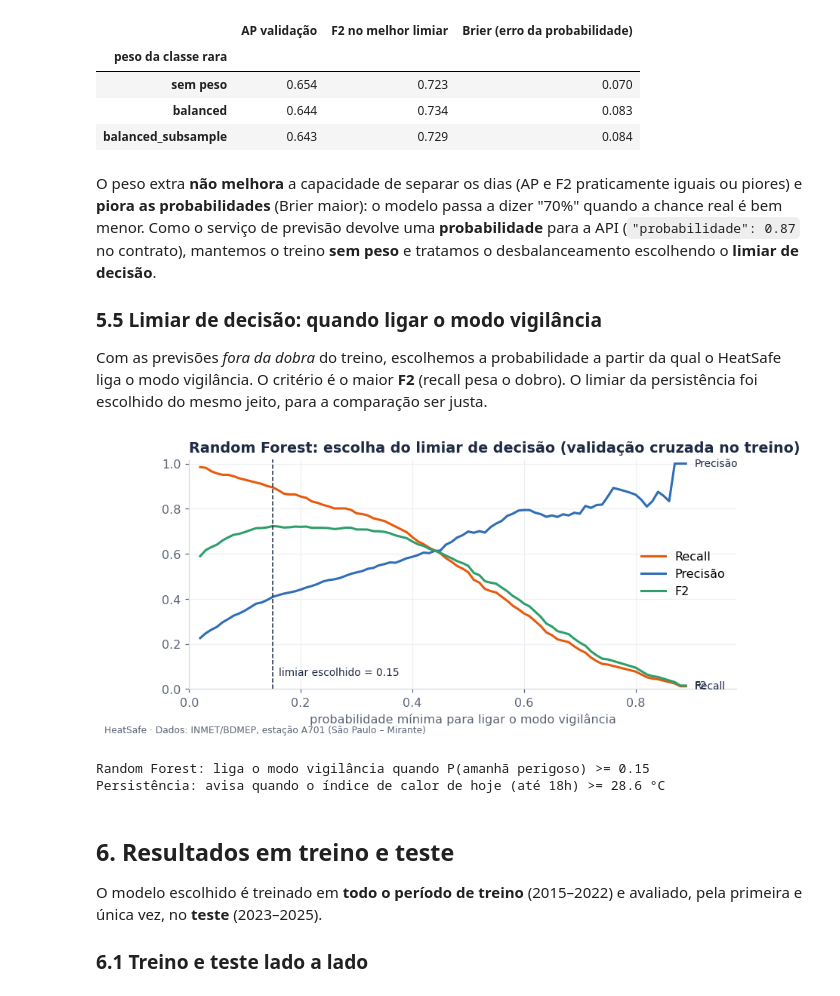
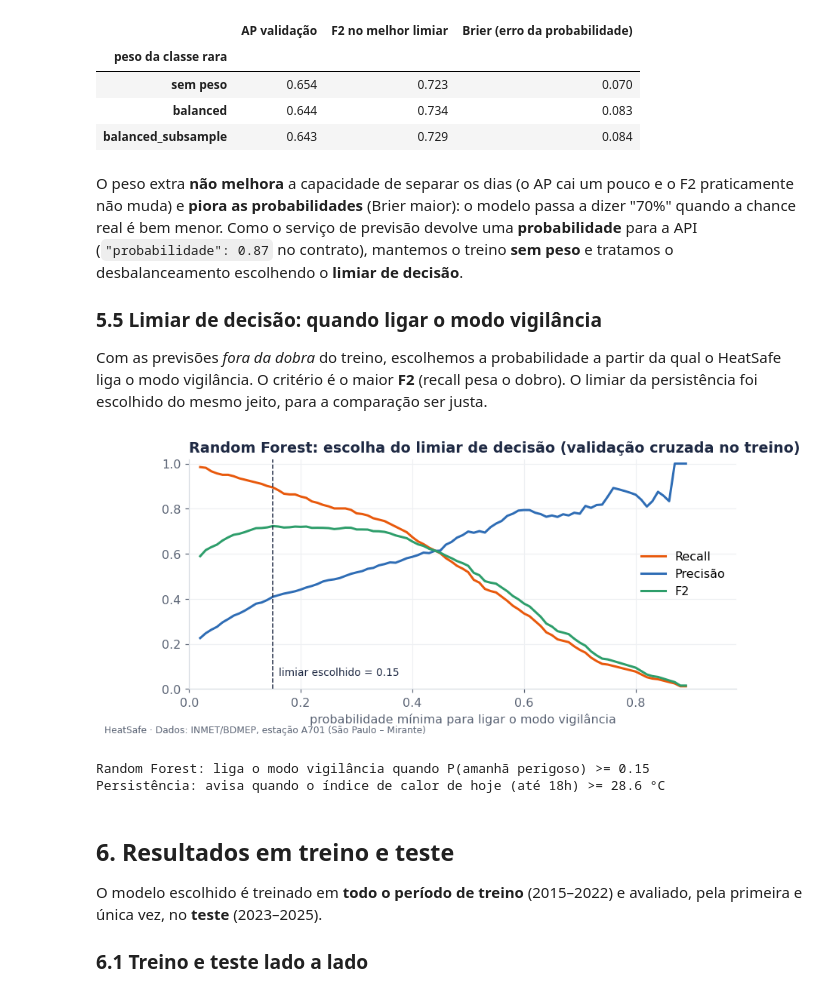
Before and after one commit to 3ESPG/2GS_IA_ML, a Jupyter notebook: ml/heatsafe_previsao_dia_perigoso.ipynb, the cells around one changed output. Drawn from its saved outputs; the diff is of its cells as text; code cells hidden in the pictures.

```diff
--- a/ml/heatsafe_previsao_dia_perigoso.ipynb
+++ b/ml/heatsafe_previsao_dia_perigoso.ipynb
@@ -616,7 +616,7 @@ pd.DataFrame(linhas).set_index("peso da classe rara").round(3)
 | balanced | 0.644 | 0.734 | 0.083 |
 | balanced_subsample | 0.643 | 0.729 | 0.084 |
 # %% [markdown]
-O peso extra **não melhora** a capacidade de separar os dias (AP e F2 praticamente iguais ou piores) e **piora as probabilidades** (Brier maior): o modelo passa a dizer "70%" quando a chance real é bem menor. Como o serviço de previsão devolve uma **probabilidade** para a API (`"probabilidade": 0.87` no contrato), mantemos o treino **sem peso** e tratamos o desbalanceamento escolhendo o **limiar de decisão**.
+O peso extra **não melhora** a capacidade de separar os dias (o AP cai um pouco e o F2 praticamente não muda) e **piora as probabilidades** (Brier maior): o modelo passa a dizer "70%" quando a chance real é bem menor. Como o serviço de previsão devolve uma **probabilidade** para a API (`"probabilidade": 0.87` no contrato), mantemos o treino **sem peso** e tratamos o desbalanceamento escolhendo o **limiar de decisão**.
 
 ### 5.5 Limiar de decisão: quando ligar o modo vigilância
 
@@ -624,20 +624,19 @@ Com as previsões *fora da dobra* do treino, escolhemos a probabilidade a partir
 # %%
 curva = pd.DataFrame([{"limiar": t, "Recall": recall_score(y_oof, p_oof >= t),
                        "Precisão": precision_score(y_oof, p_oof >= t, zero_division=0),
                        "F2": fbeta_score(y_oof, p_oof >= t, beta=2)} for t in candidatos])
 fig, ax = plt.subplots(figsize=(8.5, 3.6))
 for col, cor in [("Recall", LARANJA), ("Precisão", AZUL), ("F2", VERDE)]:
     ax.plot(curva.limiar, curva[col], color=cor, lw=2, label=col)
-    ax.text(0.905, curva[col].iloc[-1], col, color=TINTA, va="center", fontsize=9)
 ax.axvline(LIMIAR, color=TINTA, ls="--", lw=1)
 ax.text(LIMIAR + 0.01, 0.06, f"limiar escolhido = {LIMIAR:.2f}", color=TINTA, fontsize=9)
 ax.set_xlim(0, 0.98); ax.set_ylim(0, 1.02); ax.set_xlabel("probabilidade mínima para ligar o modo vigilância")
 ax.set_title(f"{MODELO_ESCOLHIDO}: escolha do limiar de decisão (validação cruzada no treino)"); ax.legend(loc="center right")
 finalizar(fig, "fig05_escolha_do_limiar.png")
 print(f"{MODELO_ESCOLHIDO}: liga o modo vigilância quando P(amanhã perigoso) >= {LIMIAR:.2f}")
 print(f"Persistência: avisa quando o índice de calor de hoje (até 18h) >= {LIMIAR_PER:.1f} °C")
 # %% [output]
-[figure, old version]
+[figure, new version]
 Random Forest: liga o modo vigilância quando P(amanhã perigoso) >= 0.15
 Persistência: avisa quando o índice de calor de hoje (até 18h) >= 28.6 °C
 # %% [markdown]
```
Also changed, not shown: parts of 2 cells of this notebook, 4 other files.
